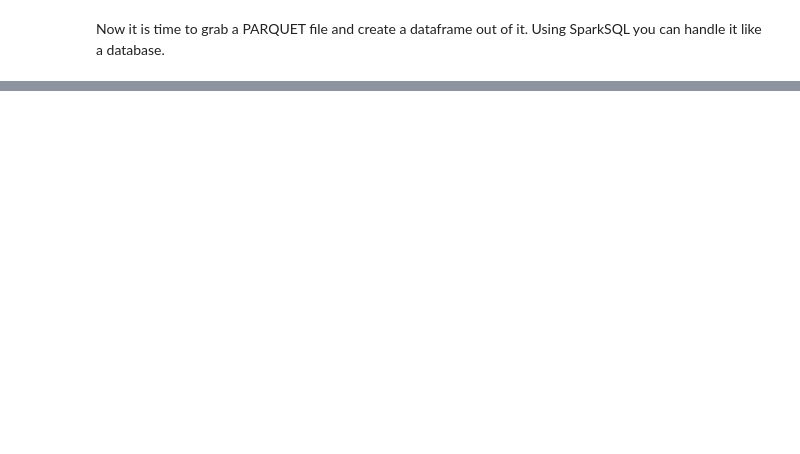
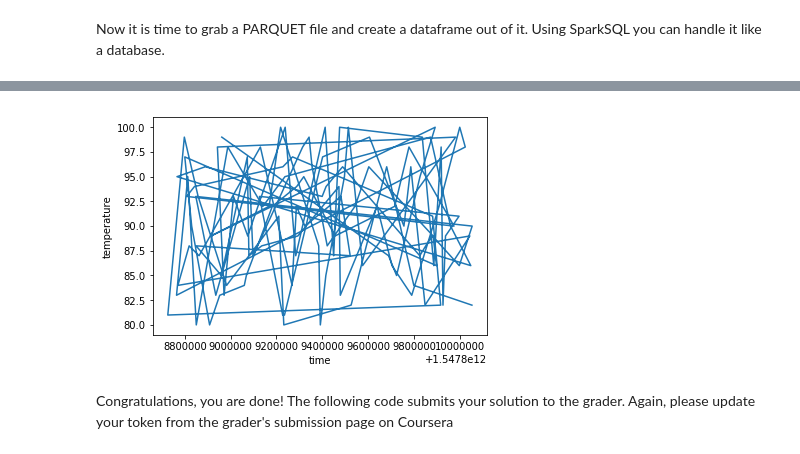
Before and after one commit to khanfarhan10/FundamentalsOfScalableDataScience, a Jupyter notebook: Ass_3.ipynb, the cells around one changed output, grey strips where cells are left out. Drawn from its saved outputs; the diff is of its cells as text; code cells hidden in the pictures; blank space fills up the shorter version.

```diff
--- a/Ass_3.ipynb
+++ b/Ass_3.ipynb
@@ -123,3 +83,23 @@ def correlationTemperatureHardness():
+# %%
+#should return a tuple containing the two lists for timestamp and temperature
+#please make sure you take only 10% of the data by sampling
+#please also ensure that you sample in a way that the timestamp samples and temperature samples correspond (=> call sample on an object still containing both dimensions)
+def getListsForRunChart():
+    #TODO Please enter your code here, you are not required to use the template code below
+    #some reference: https://spark.apache.org/docs/latest/api/python/pyspark.sql.html#pyspark.sql.DataFrame
+    #https://spark.apache.org/docs/latest/api/sql/
+    result_rdd = df.rdd.map(lambda row : (row.ts,row.temperature)).filter(lambda row: row[1] is not None).sample(False, 0.1)
+    result_array_ts = result_rdd.map(lambda row: row[0]).collect()
+    result_array_temperature = result_rdd.map(lambda row: row[1]).collect()
+    return (result_array_ts, result_array_temperature)
+    """
+    double_tuple_rdd = spark.sql("""
+        #select #YOUR CODE GOES HERE,#YOUR CODE GOES HERE from washing where temperature is not null order by ts asc
+    """).#YOUR CODE GOES HERE(False,0.1).rdd.map(lambda row : (row.ts,row.temperature))
+    result_array_ts = double_tuple_rdd.map(lambda ts_temperature: ts_temperature[0]).collect()
+    result_array_temperature = double_tuple_rdd.map(lambda ts_temperature: ts_temperature[1]).collect()
+    return (result_array_ts,result_array_temperature)
+    """
 # %% [markdown]
 Now it is time to grab a PARQUET file and create a dataframe out of it. Using SparkSQL you can handle it like a database.
 # %%
@@ -221,3 +165,12 @@ This means you can directly submit your solutions from this notebook
+# %%
+plt.plot(lists[0],lists[1])
+plt.xlabel("time")
+plt.ylabel("temperature")
+plt.show()
+# %% [output]
+[figure, added]
+# %% [markdown]
+Congratulations, you are done! The following code submits your solution to the grader. Again, please update your token from the grader's submission page on Coursera
 # %%
 !rm -f rklib.py
 !wget https://raw.githubusercontent.com/IBM/coursera/master/rklib.py
```
Also changed, not shown: parts of 37 cells of this notebook.
